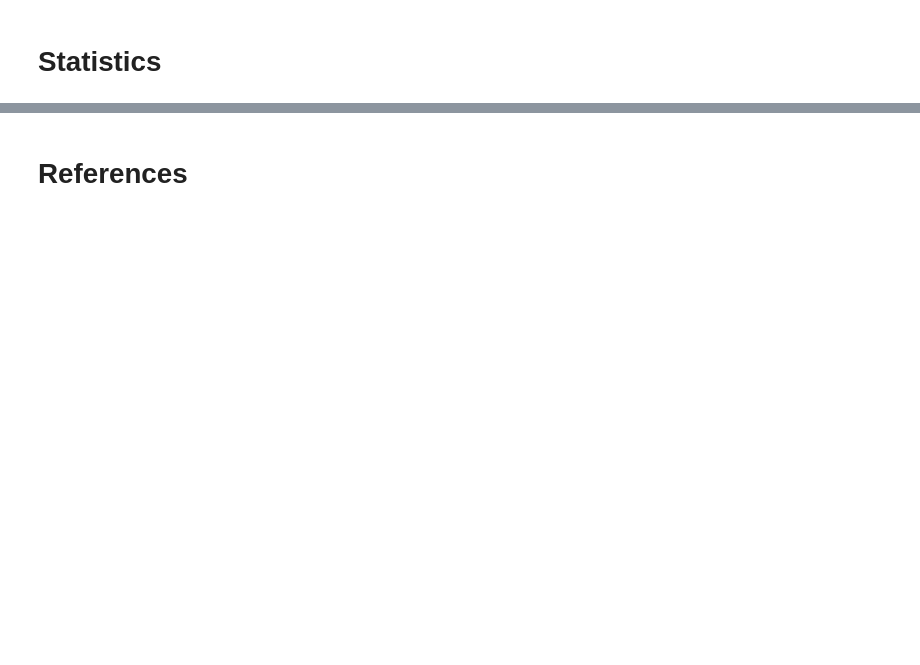
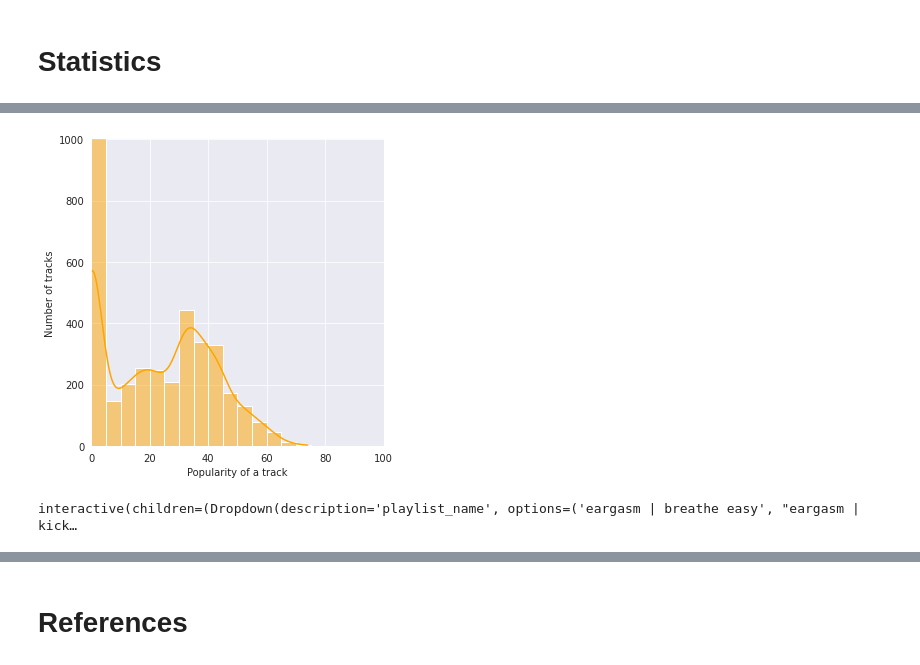
Before and after one commit to adamsiemaszkiewicz/eargasm-music, a Jupyter notebook: eargasm_data-visualisation.ipynb, the cells around one changed output, grey strips where cells are left out. Drawn from its saved outputs; the diff is of its cells as text; code cells hidden in the pictures; blank space fills up the shorter version.

Commit message:
Data visualization - popularity & comparison

```diff
--- a/eargasm_data-visualisation.ipynb
+++ b/eargasm_data-visualisation.ipynb
@@ -86,0 +141,18 @@ characteristics('eargasm | weightless')
+# %%
+sns.set_style('darkgrid')
+sns.displot(final_df,
+            x='track_popularity',
+            binwidth=5,
+            color='orange',
+            kde=True)
+plt.xlim(0, 100);
+plt.ylim(0, 1000);
+plt.ylabel('Number of tracks');
+plt.xlabel('Popularity of a track');
+# %% [output]
+[figure, added]
+# %%
+playlist_names = final_df['track_playlist'].unique()
+widgets.interact(popularity_plot, playlist_name=playlist_names);
+# %% [output]
+interactive(children=(Dropdown(description='playlist_name', options=('eargasm | breathe easy', "eargasm | kick…
```
Also changed, not shown: parts of 26 cells of this notebook.
